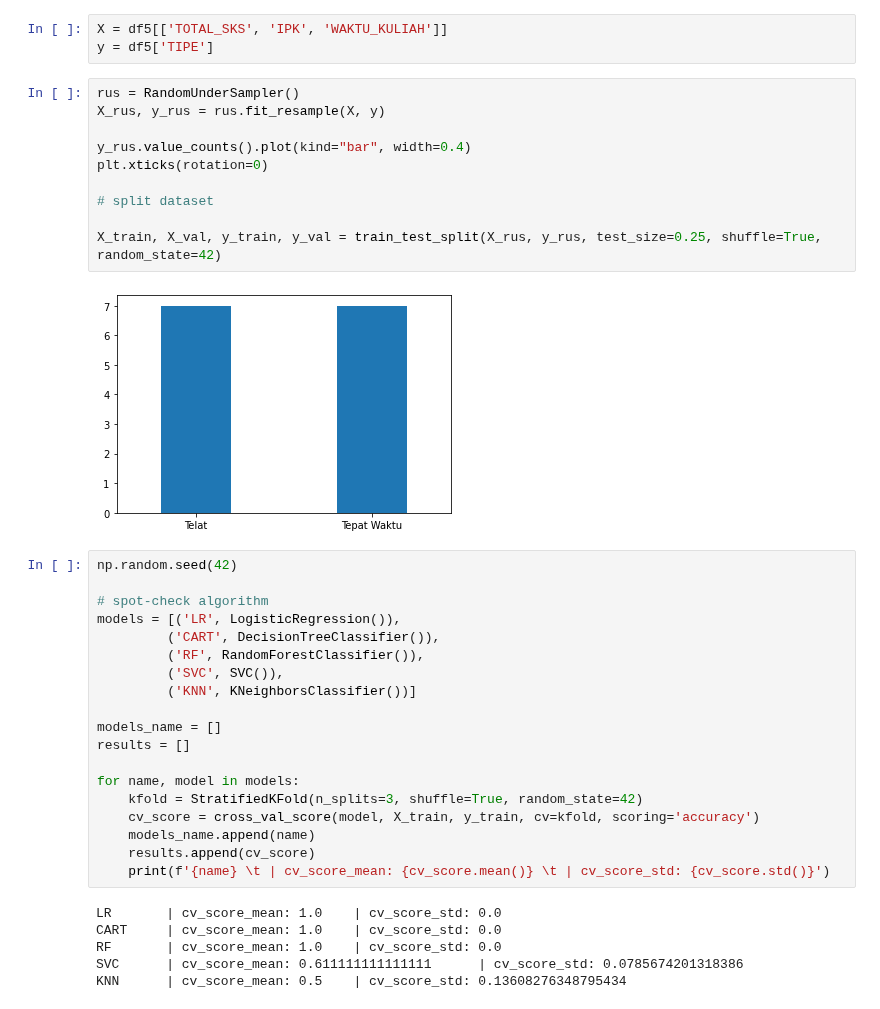
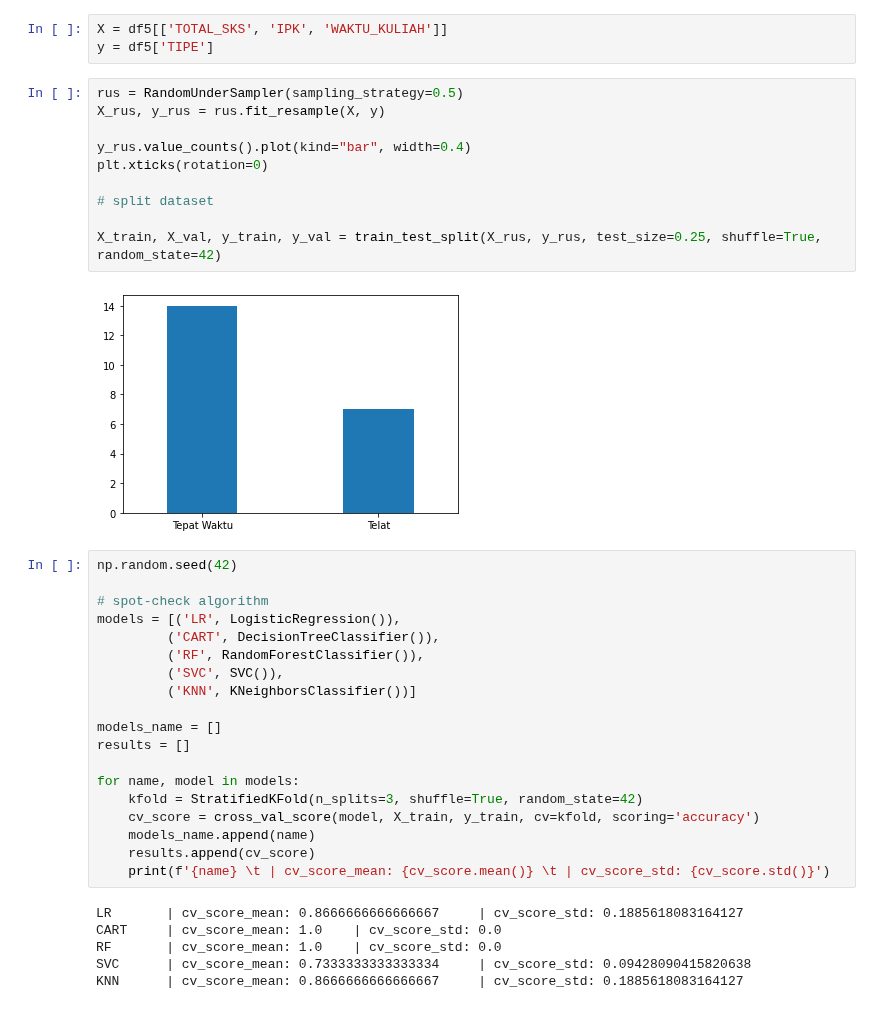
Before and after one commit to FelixFern/ISFEST-ODE, a Jupyter notebook: Modelling.ipynb, the cells around one changed output. Cells and saved outputs as stored; diff of their text form.

```diff
--- a/Modelling.ipynb
+++ b/Modelling.ipynb
@@ -221,17 +223,17 @@ plt.show()
 X = df5[['TOTAL_SKS', 'IPK', 'WAKTU_KULIAH']]
 y = df5['TIPE']
 # %%
-rus = RandomUnderSampler()
+rus = RandomUnderSampler(sampling_strategy=0.5)
 X_rus, y_rus = rus.fit_resample(X, y)
 
 y_rus.value_counts().plot(kind="bar", width=0.4)
 plt.xticks(rotation=0)
 
 # split dataset
 
 X_train, X_val, y_train, y_val = train_test_split(X_rus, y_rus, test_size=0.25, shuffle=True, random_state=42)
 # %% [output]
-[figure, old version]
+[figure, new version]
 # %%
 np.random.seed(42)
 
@@ -252,11 +254,11 @@ for name, model in models:
     results.append(cv_score)
     print(f'{name} \t | cv_score_mean: {cv_score.mean()} \t | cv_score_std: {cv_score.std()}')
 # %% [output]
-LR       | cv_score_mean: 1.0    | cv_score_std: 0.0
+LR       | cv_score_mean: 0.8666666666666667     | cv_score_std: 0.1885618083164127
 CART     | cv_score_mean: 1.0    | cv_score_std: 0.0
 RF       | cv_score_mean: 1.0    | cv_score_std: 0.0
-SVC      | cv_score_mean: 0.611111111111111      | cv_score_std: 0.0785674201318386
-KNN      | cv_score_mean: 0.5    | cv_score_std: 0.13608276348795434
+SVC      | cv_score_mean: 0.7333333333333334     | cv_score_std: 0.09428090415820638
+KNN      | cv_score_mean: 0.8666666666666667     | cv_score_std: 0.1885618083164127
 # %%
 # boxplot comparing models
 results_df = pd.DataFrame(np.asarray(results).T, columns=models_name)
```
Also changed, not shown: parts of 5 cells of this notebook.
